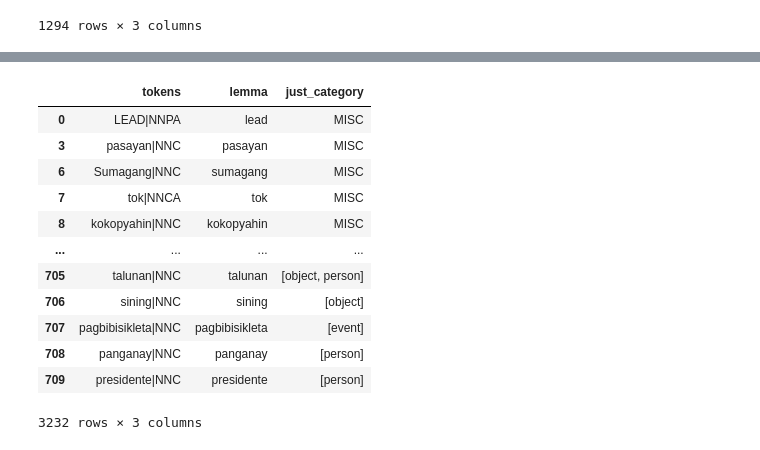
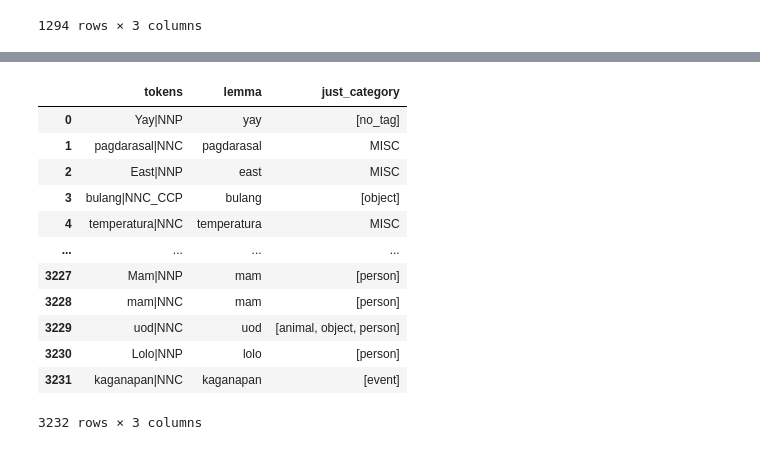
Before and after one commit to NeptuneSyInAteneo/thesis_Models, a Jupyter notebook: rq2 pipeline.ipynb, the cells around one changed output, grey strips where cells are left out. Cells and saved outputs as stored; diff of their text form; code cells hidden in the pictures.

```diff
--- a/rq2 pipeline.ipynb
+++ b/rq2 pipeline.ipynb
@@ -435,23 +414,38 @@ assessed_in_vocab
 710 rows × 4 columns
-# %%
-common_nouns_categorized = pd.concat([common_nouns,assessed_in_vocab]).drop_duplicates(subset='tokens',keep='last')
-common_nouns_categorized['just_category'] = common_nouns_categorized['just_category'].fillna('MISC')
-common_nouns_categorized = common_nouns_categorized[['tokens','lemma','just_category']]
-common_nouns_categorized
-# %% [output]
-|  | tokens | lemma | just_category |
-| 0 | LEAD|NNPA | lead | MISC |
-| 3 | pasayan|NNC | pasayan | MISC |
-| 6 | Sumagang|NNC | sumagang | MISC |
-| 7 | tok|NNCA | tok | MISC |
-| 8 | kokopyahin|NNC | kokopyahin | MISC |
-| ... | ... | ... | ... |
-| 705 | talunan|NNC | talunan | [object, person] |
-| 706 | sining|NNC | sining | [object] |
-| 707 | pagbibisikleta|NNC | pagbibisikleta | [event] |
-| 708 | panganay|NNC | panganay | [person] |
-| 709 | presidente|NNC | presidente | [person] |
-3232 rows × 3 columns
+# %%
+common_nouns_categorized = pd.concat([common_nouns,assessed_in_vocab]).drop_duplicates(subset='tokens',keep='last')
+common_nouns_categorized['just_category'] = common_nouns_categorized['just_category'].fillna('MISC')
+common_nouns_categorized = common_nouns_categorized[['tokens','lemma','just_category']]
+#common_nouns_categorized
+
+# UPDATE 1
+misc_manual_1 = pd.read_csv("./Organized_text_data/misc_manual_add_1.csv")[['tokens','manual_tag']]
+misc_manual_1['manual_tag'] = misc_manual_1['manual_tag'].apply(lambda x:x.split(','))
+
+current_categorized = misc_manual_1.merge(common_nouns_categorized,on='tokens',how='right')
+current_categorized = current_categorized.loc[current_categorized['just_category'] == 'MISC']
+current_categorized['just_category'] = current_categorized['manual_tag'].fillna('MISC')
+
+non_misc = misc_manual_1.merge(common_nouns_categorized,on='tokens',how='right')
+non_misc = non_misc.loc[non_misc['just_category'] != 'MISC']
+#non_misc
+
+common_nouns_categorized = pd.concat([current_categorized, non_misc]).drop(columns='manual_tag')
+common_nouns_categorized
+# %% [output]
+|  | tokens | lemma | just_category |
+| 0 | Yay|NNP | yay | [no_tag] |
+| 1 | pagdarasal|NNC | pagdarasal | MISC |
+| 2 | East|NNP | east | MISC |
+| 3 | bulang|NNC_CCP | bulang | [object] |
+| 4 | temperatura|NNC | temperatura | MISC |
+| ... | ... | ... | ... |
+| 3227 | Mam|NNP | mam | [person] |
+| 3228 | mam|NNC | mam | [person] |
+| 3229 | uod|NNC | uod | [animal, object, person] |
+| 3230 | Lolo|NNP | lolo | [person] |
+| 3231 | kaganapan|NNC | kaganapan | [event] |
+3232 rows × 3 columns
 # %%
 misc_list = common_nouns_categorized.loc[common_nouns_categorized['just_category']=='MISC']
 #misc_list[['tokens','just_category']].loc[misc_list['tokens'].apply(lambda x:x[0]).str.isupper()] #tokens first letter is uppercase
```
Also changed, not shown: parts of 15 cells of this notebook, 4 other files.
